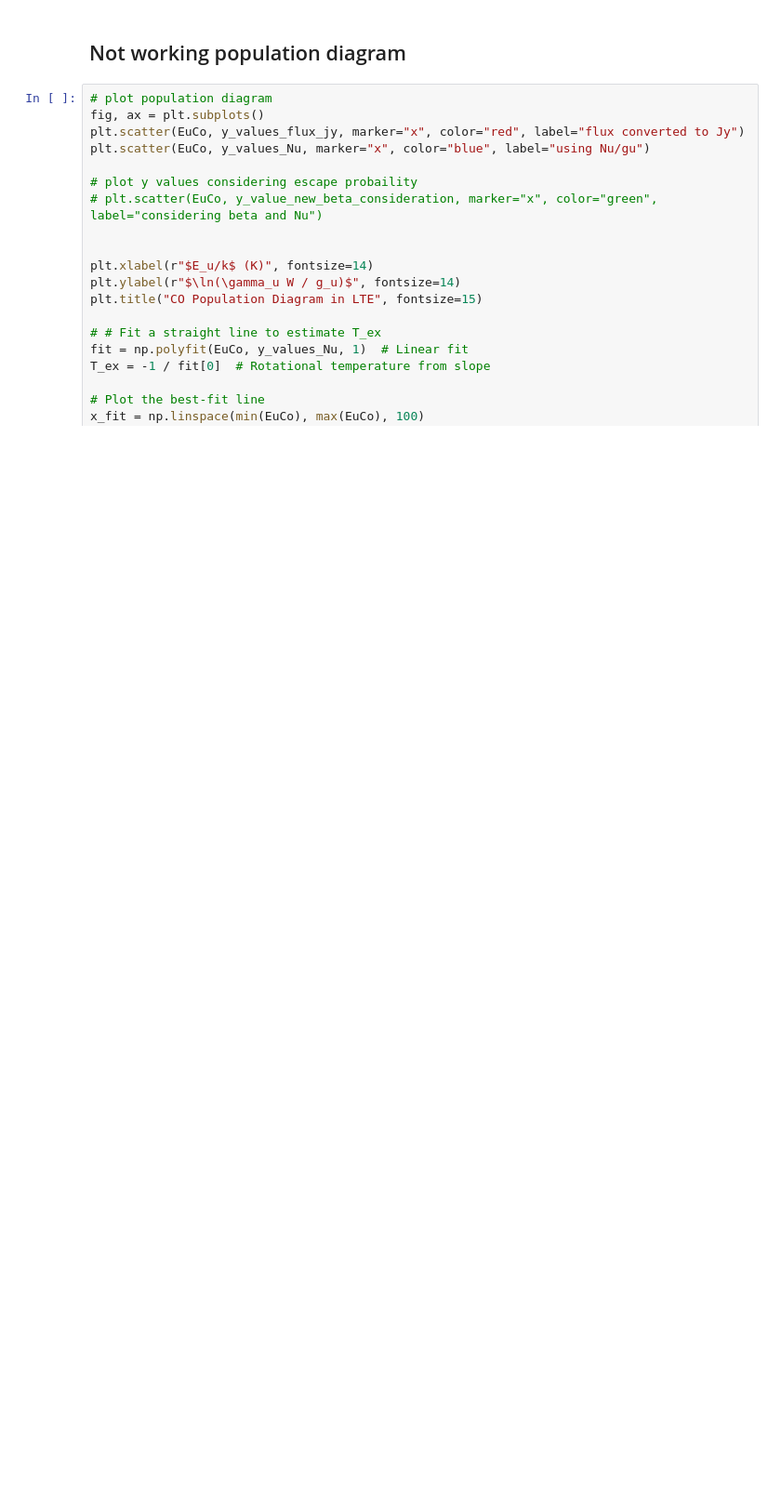
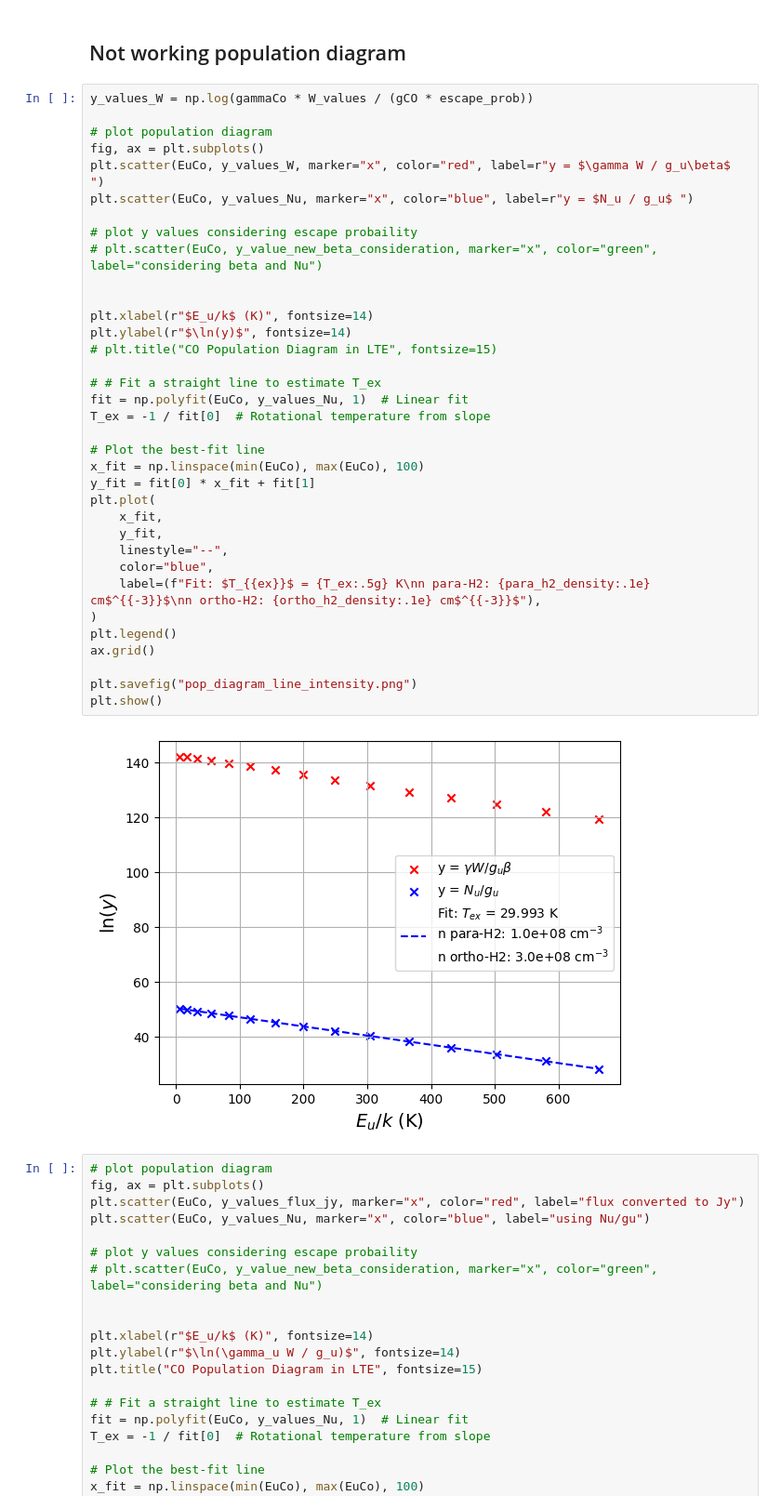
Before and after one commit to aleksej-rodano/phas0052_project, a Jupyter notebook: pythonradex_clean.ipynb, the cells around one changed output. Shown at 93% size. Drawn from its saved outputs; the diff is of its cells as text; blank space fills up the shorter version.

Commit message:
plot format

```diff
--- a/pythonradex_clean.ipynb
+++ b/pythonradex_clean.ipynb
@@ -807,6 +823,43 @@ plt.show()
 [figure]
 # %% [markdown]
 ## Not working population diagram
+# %%
+y_values_W = np.log(gammaCo * W_values / (gCO * escape_prob))
+
+# plot population diagram
+fig, ax = plt.subplots()
+plt.scatter(EuCo, y_values_W, marker="x", color="red", label=r"y = $\gamma W / g_u\beta$ ")
+plt.scatter(EuCo, y_values_Nu, marker="x", color="blue", label=r"y = $N_u / g_u$ ")
+
+# plot y values considering escape probaility
+# plt.scatter(EuCo, y_value_new_beta_consideration, marker="x", color="green", label="considering beta and Nu")
+
+
+plt.xlabel(r"$E_u/k$ (K)", fontsize=14)
+plt.ylabel(r"$\ln(y)$", fontsize=14)
+# plt.title("CO Population Diagram in LTE", fontsize=15)
+
+# # Fit a straight line to estimate T_ex
+fit = np.polyfit(EuCo, y_values_Nu, 1)  # Linear fit
+T_ex = -1 / fit[0]  # Rotational temperature from slope
+
+# Plot the best-fit line
+x_fit = np.linspace(min(EuCo), max(EuCo), 100)
+y_fit = fit[0] * x_fit + fit[1]
+plt.plot(
+    x_fit,
+    y_fit,
+    linestyle="--",
+    color="blue",
+    label=(f"Fit: $T_{{ex}}$ = {T_ex:.5g} K\nn para-H2: {para_h2_density:.1e} cm$^{{-3}}$\nn ortho-H2: {ortho_h2_density:.1e} cm$^{{-3}}$"),
+)
+plt.legend()
+ax.grid()
+
+plt.savefig("pop_diagram_line_intensity.png")
+plt.show()
+# %% [output]
+[figure, added]
 # %%
 # plot population diagram
 fig, ax = plt.subplots()
```
Also changed, not shown: parts of 2 cells of this notebook, 3 other files.
